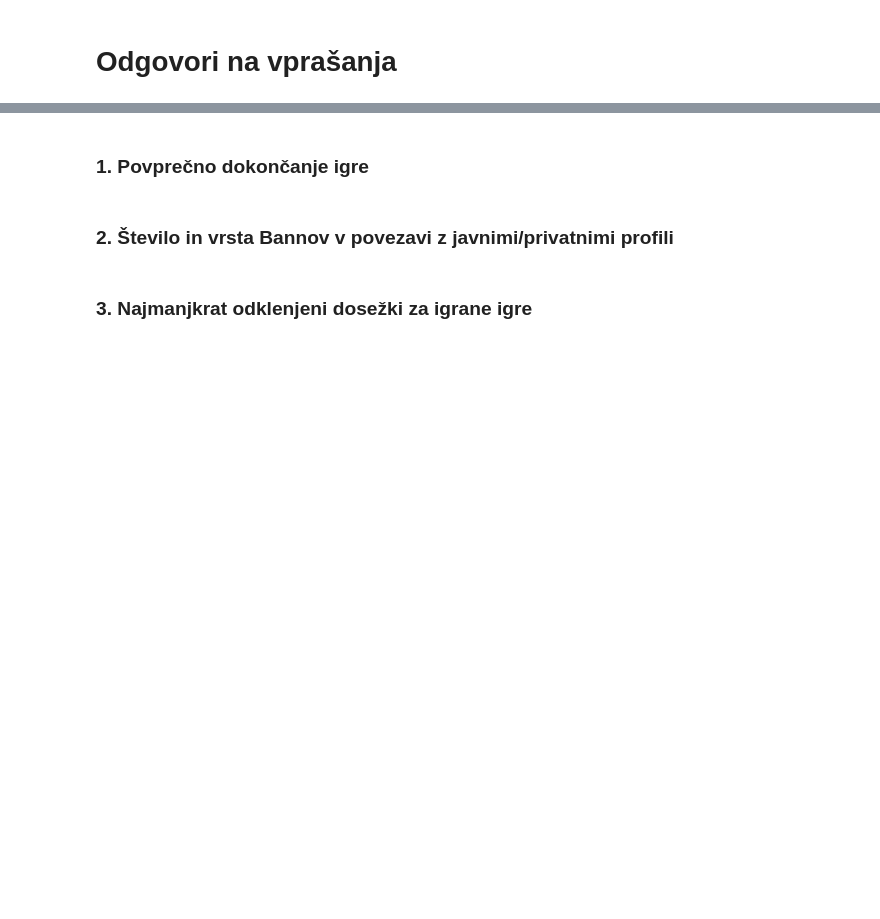
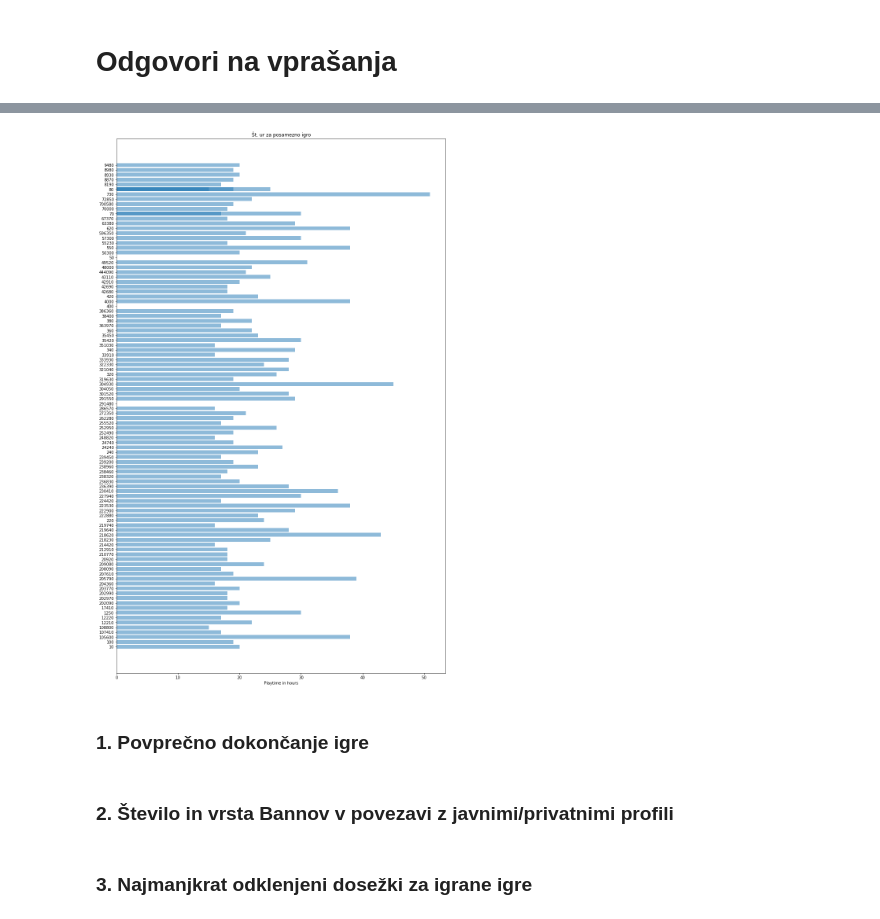
Before and after one commit to tstrus97/PR18TJA, a Jupyter notebook: Steam Project-CopyTomaz.ipynb, the cells around one changed output, grey strips where cells are left out. Saved outputs shown, nothing was run; the diff lists cells and outputs as text; code cells hidden in the pictures; blank space fills up the shorter version.

```diff
--- a/Steam Project-CopyTomaz.ipynb
+++ b/Steam Project-CopyTomaz.ipynb
@@ -238,3 +264,18 @@ with open("player_games.json", "w") as fp:
+# %%
+games=[]
+gameCount=[]
+for game,numgames in Top100BoughtGames:
+    games.append(str(game))
+    gameCount.append(numgames)
+y_pos = np.arange(len(games))
+plt.figure(figsize=(15,25))
+plt.barh(games,gameCount, align='center', alpha=0.5)
+#plt.yticks(y_pos, games)
+plt.xlabel("Playtime in hours")
+plt.title('Št. ur za posamezno igro')
+plt.show()
+# %% [output]
+[figure, added]
 # %% [markdown]
 ### 1. Povprečno dokončanje igre
 # %% [markdown]
```
Also changed, not shown: parts of 6 cells of this notebook.
